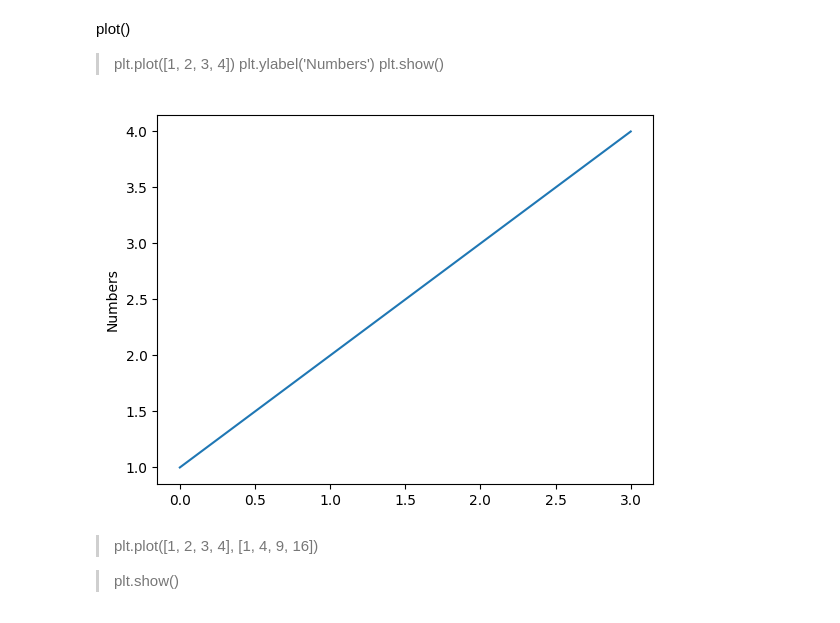
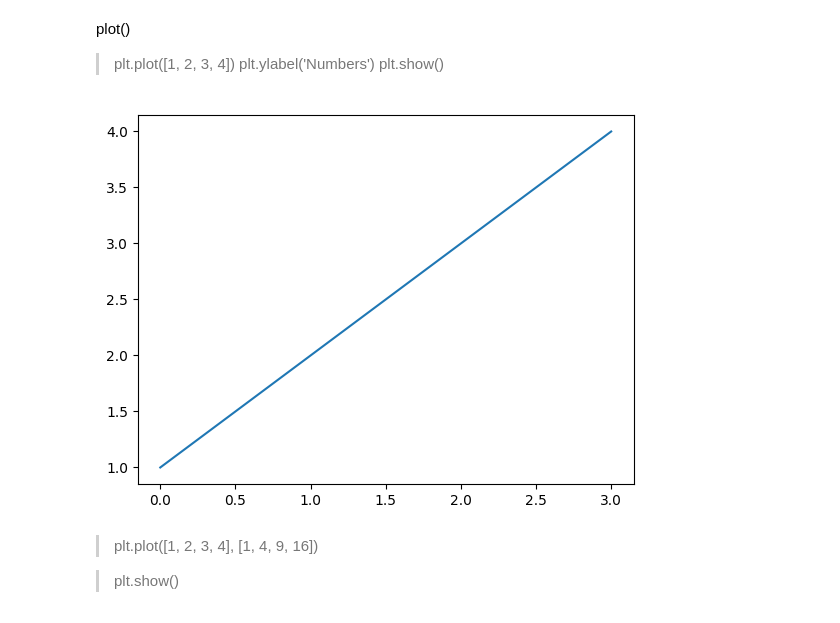
Before and after one commit to FlavioC30/PracticasSisDInfII, a Jupyter notebook: 03_Matplotlib.ipynb, the cells around one changed output. Drawn from its saved outputs; the diff is of its cells as text; code cells hidden in the pictures.

```diff
--- a/03_Matplotlib.ipynb
+++ b/03_Matplotlib.ipynb
@@ -137,11 +137,10 @@ plot()
 > plt.ylabel('Numbers')
 > plt.show()
 # %%
-plt.plot([1,2,3,4])
-plt.ylabel('Numbers')
+plt.plot([1,2,3,4])  # => solo para crear una grafica
 plt.show()
 # %% [output]
-[figure, old version]
+[figure, new version]
 # %% [markdown]
 > plt.plot([1, 2, 3, 4], [1, 4, 9, 16])
 
```
Also changed, not shown: parts of 5 cells of this notebook.
